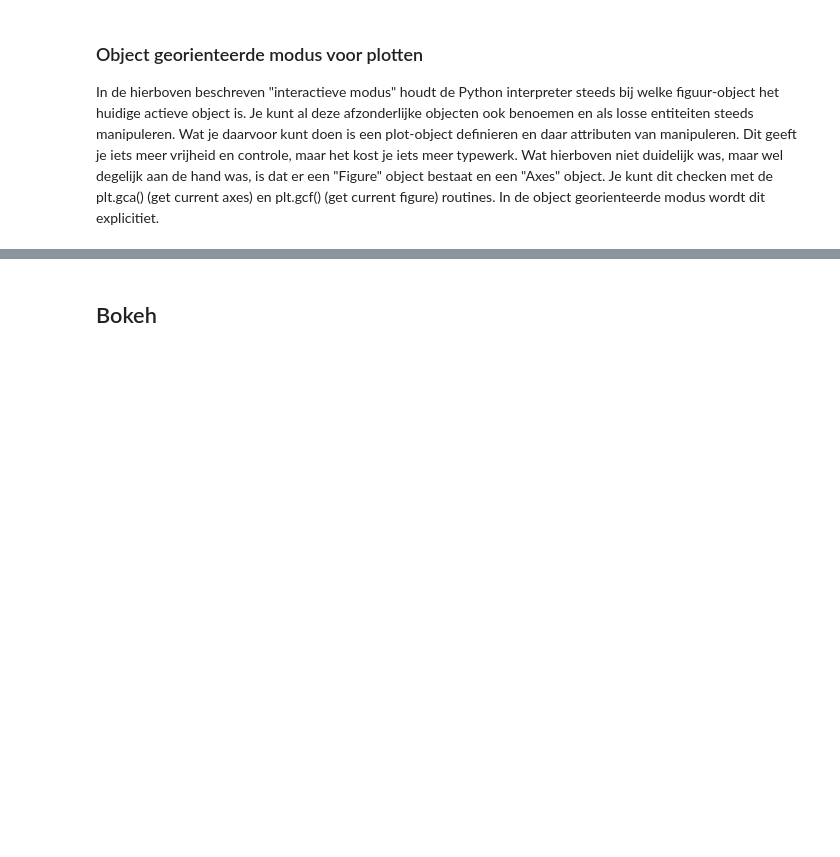
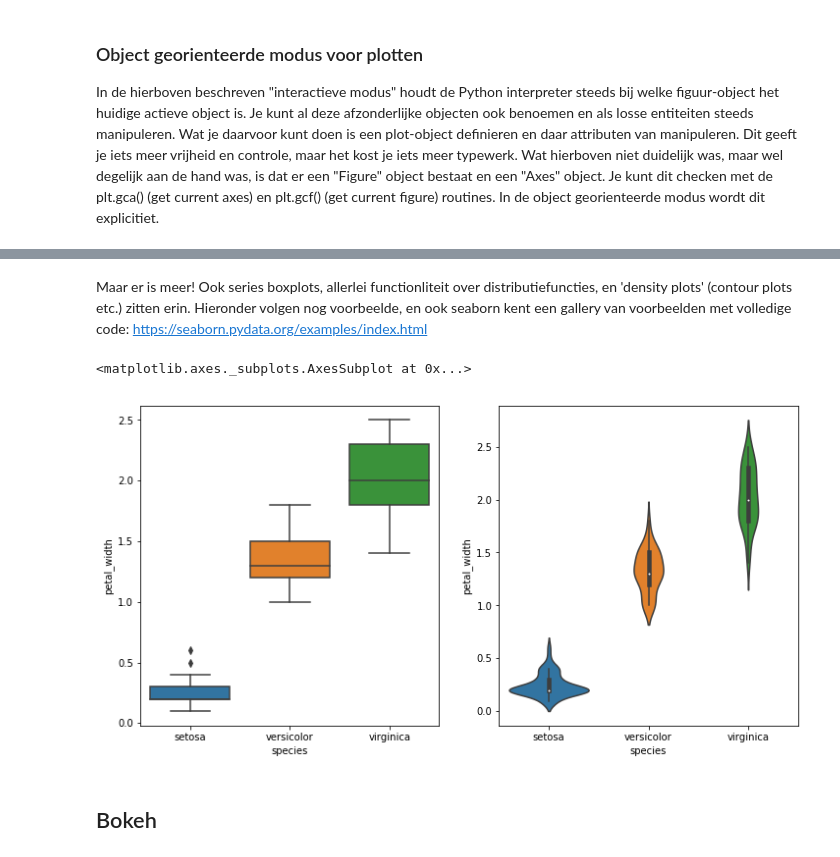
Before and after one commit to harcel/PyDataScienceIntroNL, a Jupyter notebook: Instructie_3.ipynb, the cells around one changed output, grey strips where cells are left out. Drawn from its saved outputs; the diff is of its cells as text; code cells hidden in the pictures; blank space fills up the shorter version.

```diff
--- a/Instructie_3.ipynb
+++ b/Instructie_3.ipynb
@@ -74,3 +121,14 @@ De mogelijkheden van matplotlib worden mooi geillustreerd, met voorbeeldcode, in
+# %% [markdown]
+Maar er is meer! Ook series boxplots, allerlei functionliteit over distributiefuncties, en 'density plots' (contour plots etc.) zitten erin. Hieronder volgen nog voorbeelde, en ook seaborn kent een gallery van voorbeelden met volledige code: https://seaborn.pydata.org/examples/index.html
+# %%
+plt.figure(figsize=(12,6))
+plt.subplot(121)
+sns.boxplot(data=iris, x='species', y='petal_width')
+plt.subplot(122)
+sns.violinplot(data=iris, x='species', y='petal_width')
+# %% [output]
+<matplotlib.axes._subplots.AxesSubplot at 0x...>
+[figure, added]
 # %% [markdown]
 ## Bokeh
 # %% [markdown]
```
Also changed, not shown: parts of 8 cells of this notebook.
